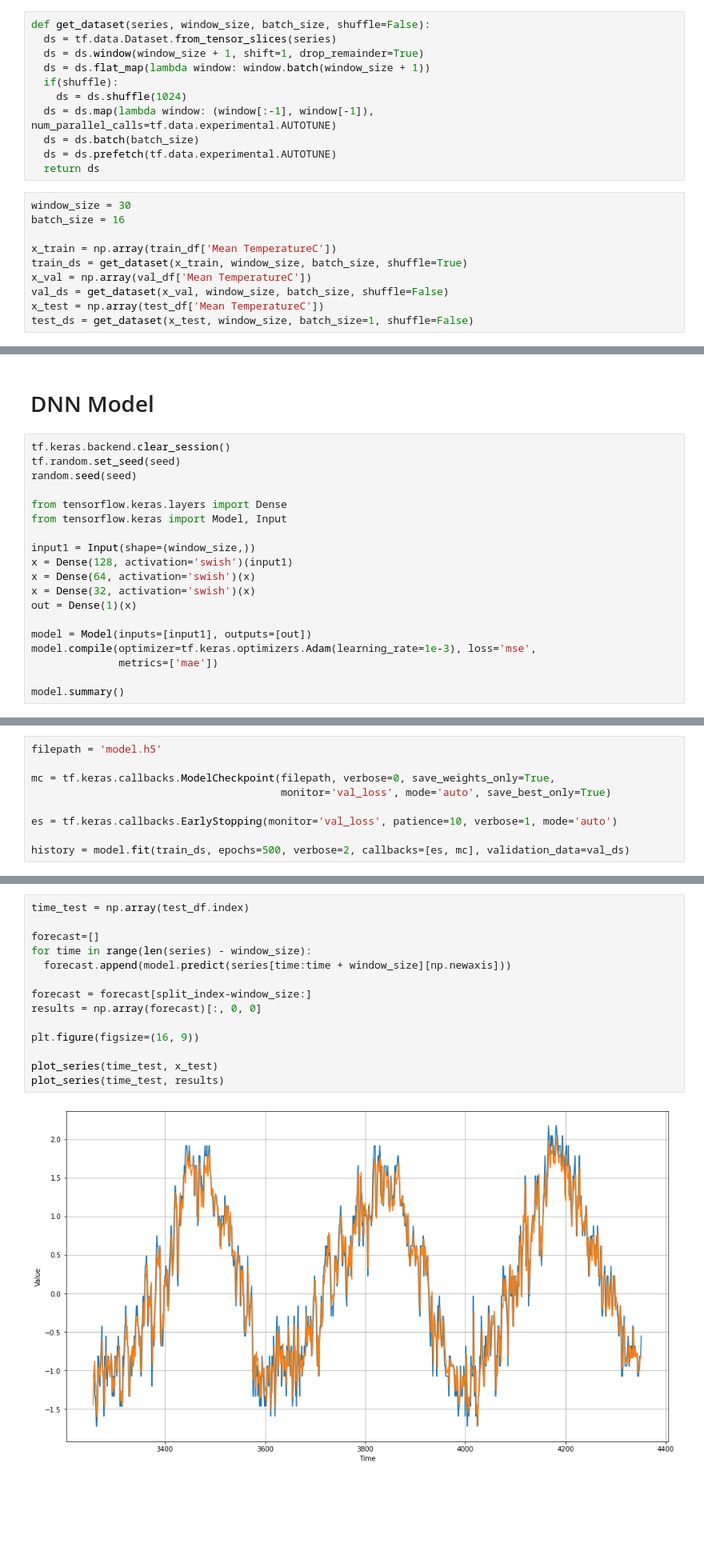
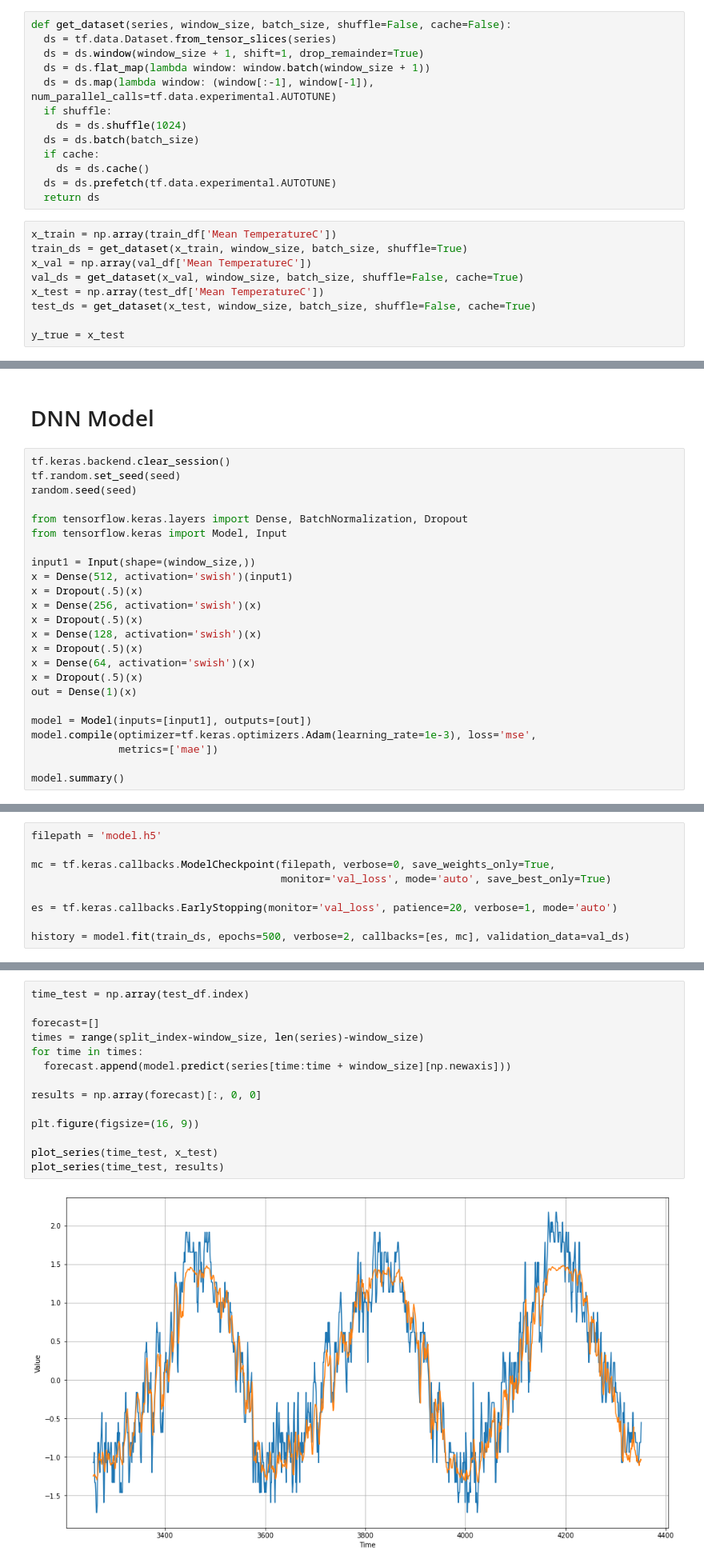
Before and after one commit to dcpatton/TimeSeries, a Jupyter notebook: madrid_wx.ipynb, the cells around one changed output, grey strips where cells are left out. Shown at 80% size. Drawn from its saved outputs; the diff is of its cells as text; blank space fills up the shorter version.

```diff
--- a/madrid_wx.ipynb
+++ b/madrid_wx.ipynb
@@ -182,24 +185,25 @@ plot_series(time, series)
 # %%
-def get_dataset(series, window_size, batch_size, shuffle=False):
+def get_dataset(series, window_size, batch_size, shuffle=False, cache=False):
   ds = tf.data.Dataset.from_tensor_slices(series)
   ds = ds.window(window_size + 1, shift=1, drop_remainder=True)
   ds = ds.flat_map(lambda window: window.batch(window_size + 1))
-  if(shuffle):
+  ds = ds.map(lambda window: (window[:-1], window[-1]), num_parallel_calls=tf.data.experimental.AUTOTUNE)
+  if shuffle:
     ds = ds.shuffle(1024)
-  ds = ds.map(lambda window: (window[:-1], window[-1]), num_parallel_calls=tf.data.experimental.AUTOTUNE)
   ds = ds.batch(batch_size)
+  if cache:
+    ds = ds.cache()
   ds = ds.prefetch(tf.data.experimental.AUTOTUNE)
   return ds
 # %%
-window_size = 30
-batch_size = 16
-
 x_train = np.array(train_df['Mean TemperatureC'])
 train_ds = get_dataset(x_train, window_size, batch_size, shuffle=True)
 x_val = np.array(val_df['Mean TemperatureC'])
-val_ds = get_dataset(x_val, window_size, batch_size, shuffle=False)
+val_ds = get_dataset(x_val, window_size, batch_size, shuffle=False, cache=True)
 x_test = np.array(test_df['Mean TemperatureC'])
-test_ds = get_dataset(x_test, window_size, batch_size=1, shuffle=False)
+test_ds = get_dataset(x_test, window_size, batch_size, shuffle=False, cache=True)
+
+y_true = x_test
 # %% [markdown]
 # Baseline
 
@@ -265,13 +266,18 @@ tf.keras.backend.clear_session()
 tf.random.set_seed(seed)
 random.seed(seed)
 
-from tensorflow.keras.layers import Dense
+from tensorflow.keras.layers import Dense, BatchNormalization, Dropout
 from tensorflow.keras import Model, Input
 
 input1 = Input(shape=(window_size,))
-x = Dense(128, activation='swish')(input1)
+x = Dense(512, activation='swish')(input1)
+x = Dropout(.5)(x)
+x = Dense(256, activation='swish')(x)
+x = Dropout(.5)(x)
+x = Dense(128, activation='swish')(x)
+x = Dropout(.5)(x)
 x = Dense(64, activation='swish')(x)
-x = Dense(32, activation='swish')(x)
+x = Dropout(.5)(x)
 out = Dense(1)(x)
 
 model = Model(inputs=[input1], outputs=[out])
@@ -304,7 +309,7 @@ filepath = 'model.h5'
 mc = tf.keras.callbacks.ModelCheckpoint(filepath, verbose=0, save_weights_only=True,
                                         monitor='val_loss', mode='auto', save_best_only=True)
 
-es = tf.keras.callbacks.EarlyStopping(monitor='val_loss', patience=10, verbose=1, mode='auto')
+es = tf.keras.callbacks.EarlyStopping(monitor='val_loss', patience=20, verbose=1, mode='auto')
 
 history = model.fit(train_ds, epochs=500, verbose=2, callbacks=[es, mc], validation_data=val_ds)
 # %% [output]
@@ -357,16 +362,16 @@ mean absolute error = 0.19845081865787506
 # %%
 time_test = np.array(test_df.index)
 
 forecast=[]
-for time in range(len(series) - window_size):
+times = range(split_index-window_size, len(series)-window_size)
+for time in times:
   forecast.append(model.predict(series[time:time + window_size][np.newaxis]))
 
-forecast = forecast[split_index-window_size:]
 results = np.array(forecast)[:, 0, 0]
 
 plt.figure(figsize=(16, 9))
 
 plot_series(time_test, x_test)
 plot_series(time_test, results)
 # %% [output]
-[figure, old version]
+[figure, new version]
```
Also changed, not shown: parts of 39 cells of this notebook.
